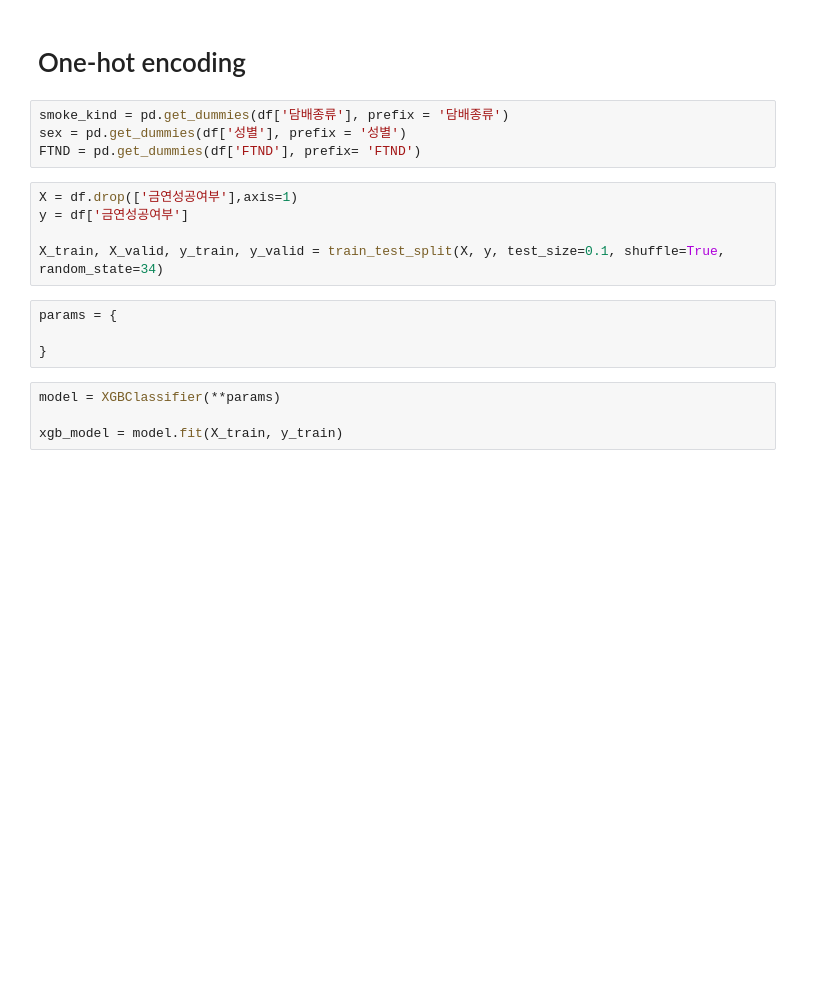
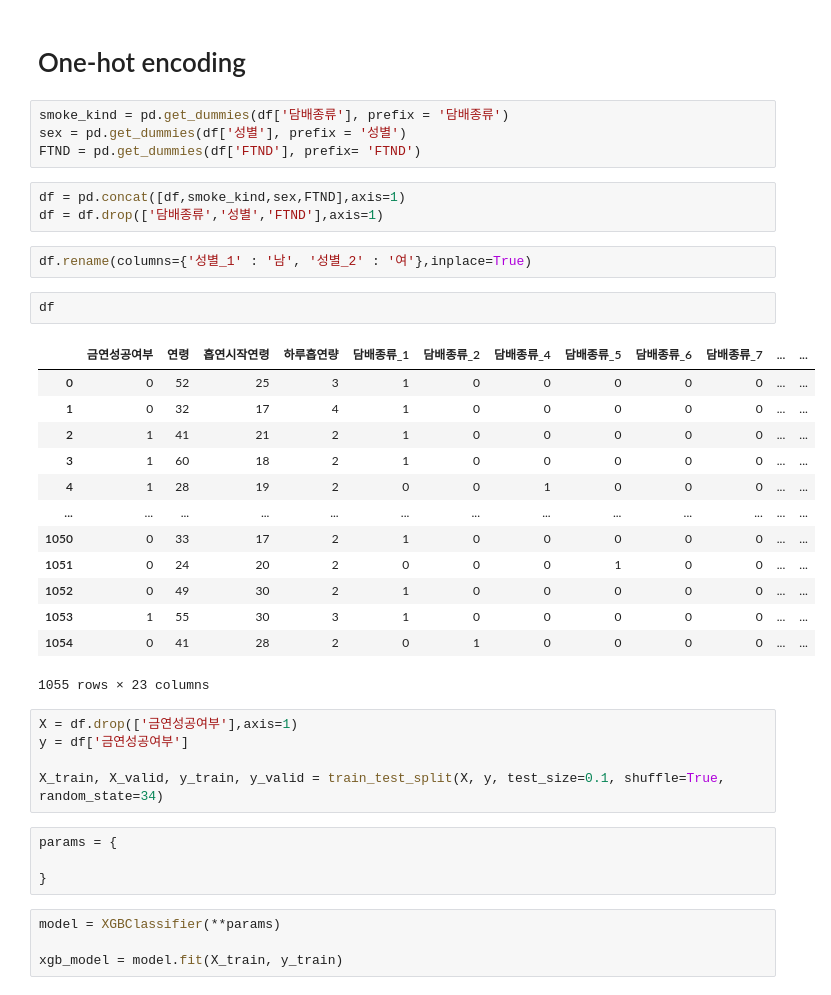
Before and after one commit to yyc9337/AI_Project, a Jupyter notebook: Tabular/[Company] 금연 Dtx/data/preprocess/DTX_data_001.ipynb, the cells around one changed output. Cells and saved outputs as stored; diff of their text form; blank space fills up the shorter version.

```diff
--- a/Tabular/[Company] 금연 Dtx/data/preprocess/DTX_data_001.ipynb
+++ b/Tabular/[Company] 금연 Dtx/data/preprocess/DTX_data_001.ipynb
@@ -35,6 +60,27 @@ df['FTND']
 smoke_kind = pd.get_dummies(df['담배종류'], prefix = '담배종류')
 sex = pd.get_dummies(df['성별'], prefix = '성별')
 FTND = pd.get_dummies(df['FTND'], prefix= 'FTND')
+# %%
+df = pd.concat([df,smoke_kind,sex,FTND],axis=1)
+df = df.drop(['담배종류','성별','FTND'],axis=1)
+# %%
+df.rename(columns={'성별_1' : '남', '성별_2' : '여'},inplace=True)
+# %%
+df
+# %% [output]
+|  | 금연성공여부 | 연령 | 흡연시작연령 | 하루흡연량 | 담배종류_1 | 담배종류_2 | 담배종류_4 | 담배종류_5 | 담배종류_6 | 담배종류_7 | ... | ... |
+| 0 | 0 | 52 | 25 | 3 | 1 | 0 | 0 | 0 | 0 | 0 | ... | ... |
+| 1 | 0 | 32 | 17 | 4 | 1 | 0 | 0 | 0 | 0 | 0 | ... | ... |
+| 2 | 1 | 41 | 21 | 2 | 1 | 0 | 0 | 0 | 0 | 0 | ... | ... |
+| 3 | 1 | 60 | 18 | 2 | 1 | 0 | 0 | 0 | 0 | 0 | ... | ... |
+| 4 | 1 | 28 | 19 | 2 | 0 | 0 | 1 | 0 | 0 | 0 | ... | ... |
+| ... | ... | ... | ... | ... | ... | ... | ... | ... | ... | ... | ... | ... |
+| 1050 | 0 | 33 | 17 | 2 | 1 | 0 | 0 | 0 | 0 | 0 | ... | ... |
+| 1051 | 0 | 24 | 20 | 2 | 0 | 0 | 0 | 1 | 0 | 0 | ... | ... |
+| 1052 | 0 | 49 | 30 | 2 | 1 | 0 | 0 | 0 | 0 | 0 | ... | ... |
+| 1053 | 1 | 55 | 30 | 3 | 1 | 0 | 0 | 0 | 0 | 0 | ... | ... |
+| 1054 | 0 | 41 | 28 | 2 | 0 | 1 | 0 | 0 | 0 | 0 | ... | ... |
+1055 rows × 23 columns
 # %%
 X = df.drop(['금연성공여부'],axis=1)
 y = df['금연성공여부']
```
Also changed, not shown: parts of 6 cells of this notebook.
